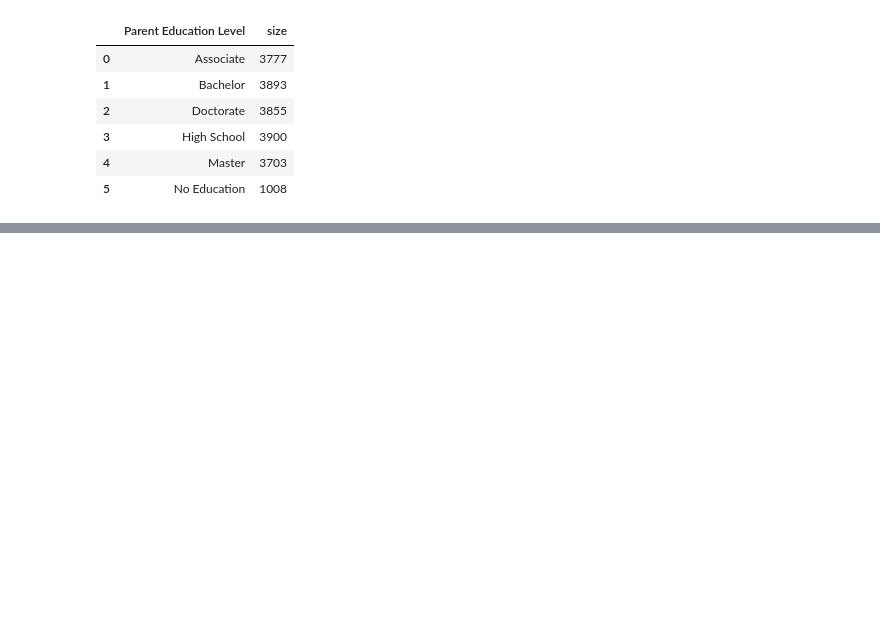
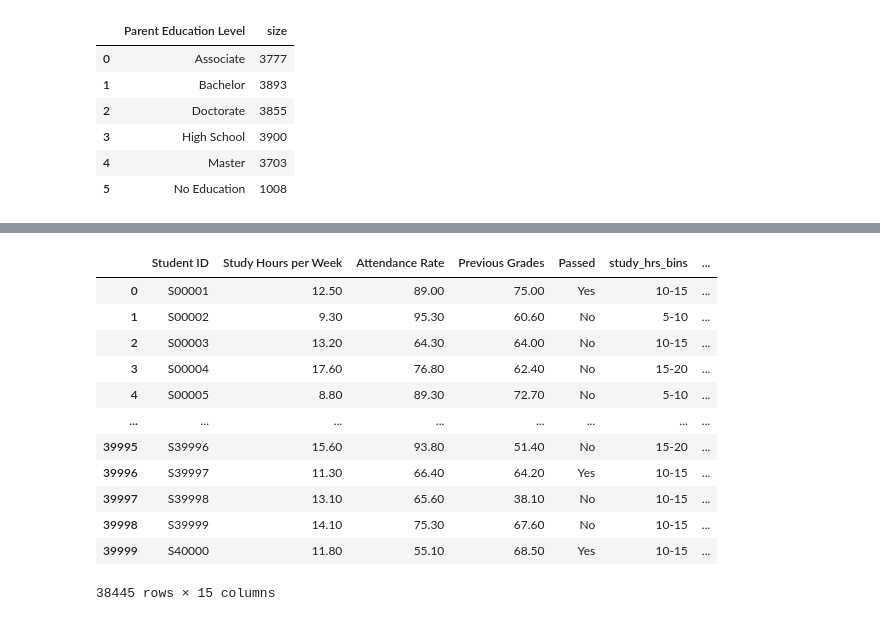
Before and after one commit to Gagandeep-India/Student_Performance_Analyzer_Project, a Jupyter notebook: Student_analyze_model.ipynb, the cells around one changed output, grey strips where cells are left out. Saved outputs shown, nothing was run; the diff lists cells and outputs as text; code cells hidden in the pictures; blank space fills up the shorter version.

```diff
--- a/Student_analyze_model.ipynb
+++ b/Student_analyze_model.ipynb
@@ -692,0 +832,17 @@ bar.show()
+# %%
+dummy = pd.get_dummies(df, columns=['Participation in Extracurricular Activities', 'Parent Education Level'])
+dummy
+# %% [output]
+|  | Student ID | Study Hours per Week | Attendance Rate | Previous Grades | Passed | study_hrs_bins | ... |
+| 0 | S00001 | 12.50 | 89.00 | 75.00 | Yes | 10-15 | ... |
+| 1 | S00002 | 9.30 | 95.30 | 60.60 | No | 5-10 | ... |
+| 2 | S00003 | 13.20 | 64.30 | 64.00 | No | 10-15 | ... |
+| 3 | S00004 | 17.60 | 76.80 | 62.40 | No | 15-20 | ... |
+| 4 | S00005 | 8.80 | 89.30 | 72.70 | No | 5-10 | ... |
+| ... | ... | ... | ... | ... | ... | ... | ... |
+| 39995 | S39996 | 15.60 | 93.80 | 51.40 | No | 15-20 | ... |
+| 39996 | S39997 | 11.30 | 66.40 | 64.20 | Yes | 10-15 | ... |
+| 39997 | S39998 | 13.10 | 65.60 | 38.10 | No | 10-15 | ... |
+| 39998 | S39999 | 14.10 | 75.30 | 67.60 | No | 10-15 | ... |
+| 39999 | S40000 | 11.80 | 55.10 | 68.50 | Yes | 10-15 | ... |
+38445 rows × 15 columns
```
Also changed, not shown: parts of 27 cells of this notebook, 1 other file.
